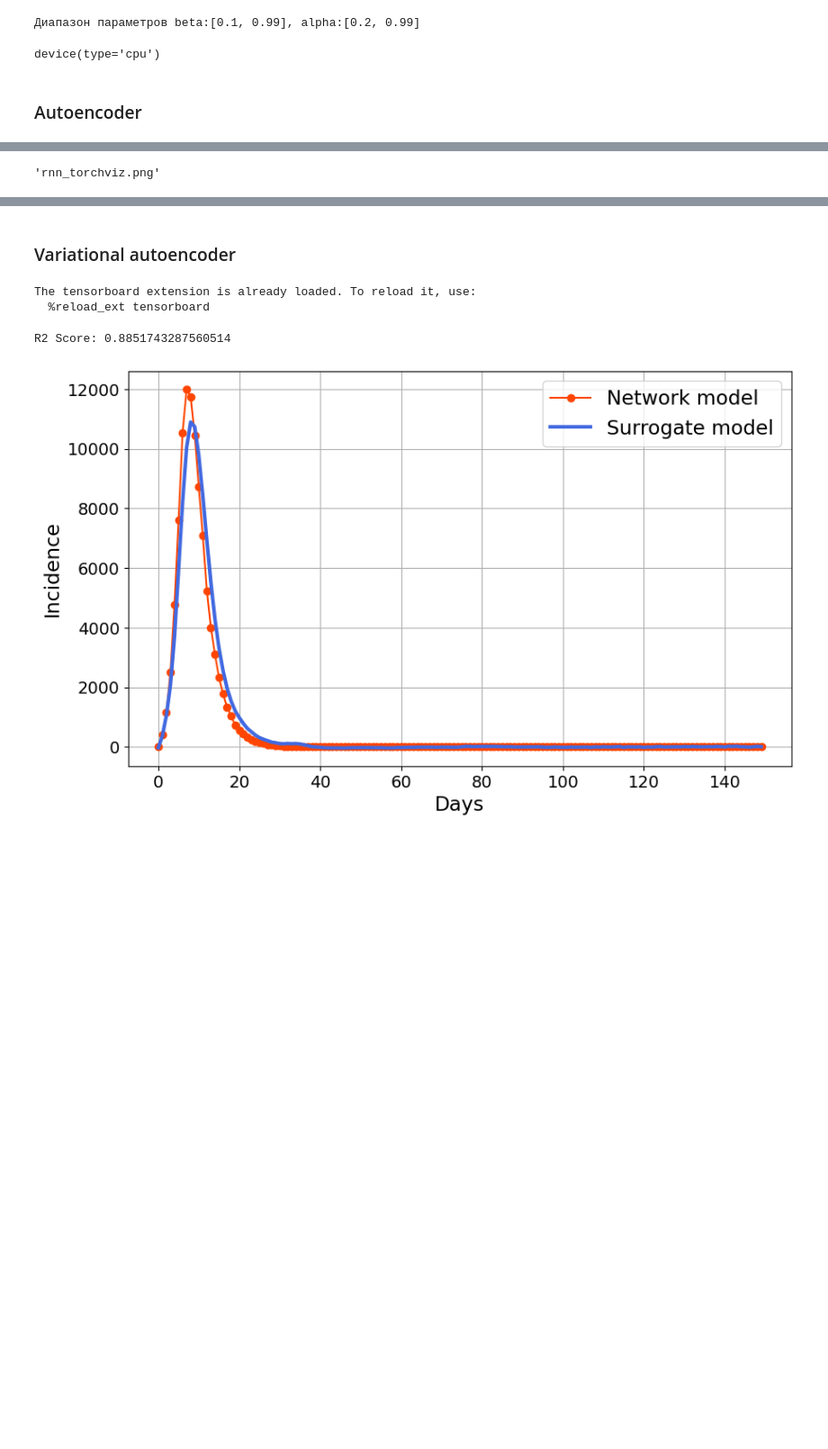
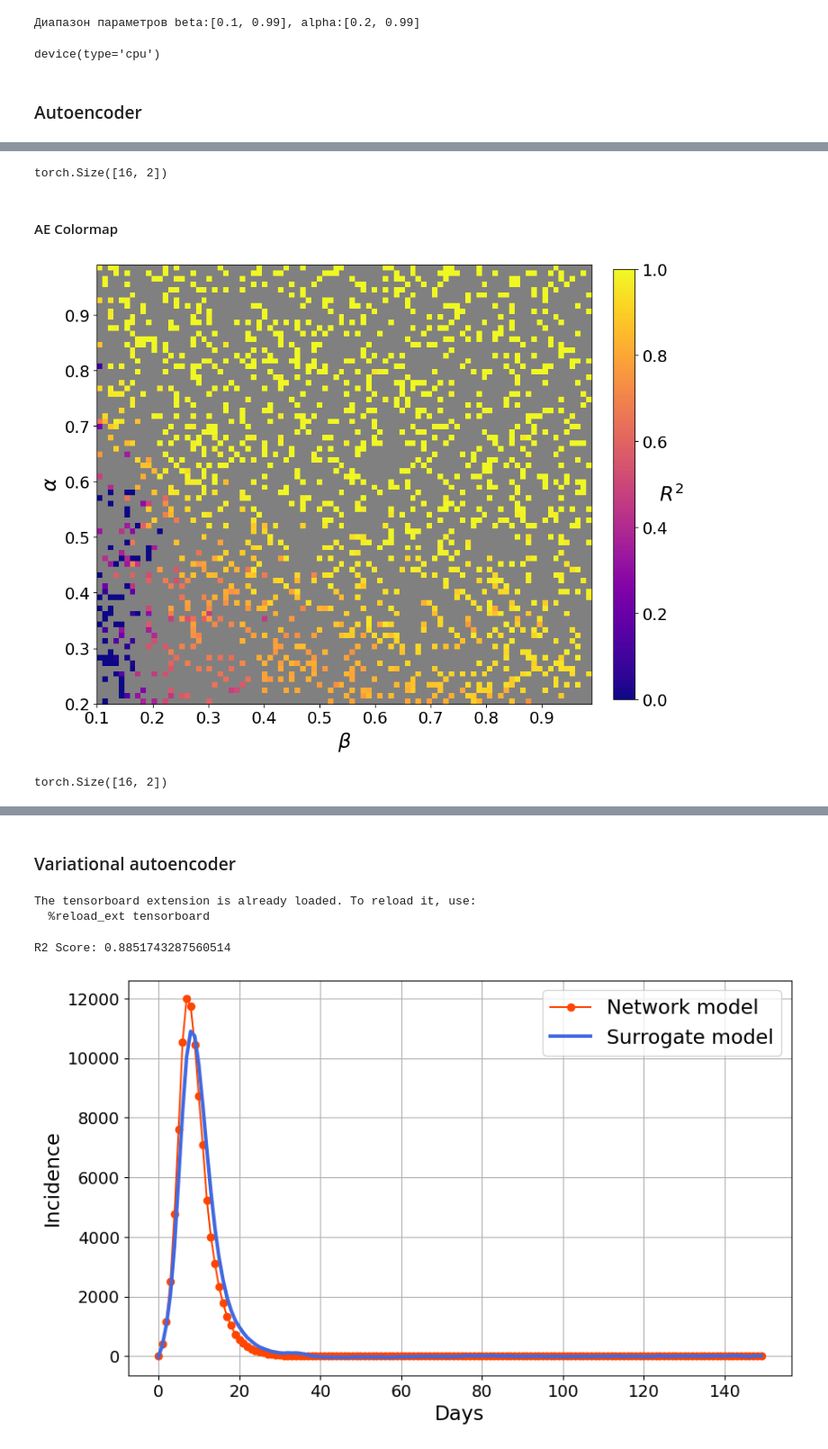
Before and after one commit to Mpkosh/hybrid_surrogate, a Jupyter notebook: notebooks/autoencoder_network_model.ipynb, the cells around one changed output, grey strips where cells are left out. Shown at 90% size. Saved outputs shown, nothing was run; the diff lists cells and outputs as text; code cells hidden in the pictures; blank space fills up the shorter version.

```diff
--- a/notebooks/autoencoder_network_model.ipynb
+++ b/notebooks/autoencoder_network_model.ipynb
@@ -223,0 +278,7 @@ R2 Score: 0.9381194829639762
+# %%
+# Saving
+# torch.save(ae, '../models/autoencoder.pt')
+
+# Loading
+ae = torch.load('../models/autoencoder.pt', weights_only=False)
+ae.eval()
@@ -224,9 +302,70 @@ R2 Score: 0.9381194829639762
+# %%
+batch = next(iter(train_loader))
+print(batch[0].size())
+yhat = model(batch[0])
+# %% [output]
+torch.Size([16, 2])
+# %% [markdown]
+#### AE Colormap
+# %%
+R2_test = []
+for index, params in enumerate(X_test):
+    prediction = predict(ae, params)
+    R2_test.append(r2_score(prediction, y_test[index]))
+# %%
+param_1_vals = np.sort(np.unique(np.concatenate((X_train[:,0], X_test[:,0]))))
+param_2_vals = np.sort(np.unique(np.concatenate((X_train[:,1], X_test[:,1]))))
+
+# Create empty grid
+heatmap = np.full((len(param_2_vals), len(param_1_vals)), np.nan)
+for (p1, p2), r2 in zip(X_test, R2_test):
+    i = np.where(param_2_vals == p2)[0][0]
+    j = np.where(param_1_vals == p1)[0][0]
+    heatmap[i, j] = r2
+
+# Mask X_train locations
+train_mask = np.zeros_like(heatmap, dtype=bool)
+for (p1, p2) in X_train:
+    i = np.where(param_2_vals == p2)[0]
+    j = np.where(param_1_vals == p1)[0]
+    if len(i) and len(j):
+        train_mask[i[0], j[0]] = True
+
+masked_heatmap = np.ma.masked_array(heatmap, mask=train_mask)
+
+def nonlinear_norm(x):
+    # Быстрый рост от 0 до 0.8 (линейный)
+    # Плавный переход от 0.8 до 0.95 (квадратный корень)
+    # Очень медленный рост от 0.95 до 1 (логарифмический)
+    return x
+
+# Get plasma colormap and create nonlinear version
+plasma = plt.cm.plasma
+colors = plasma(np.linspace(0, 1, 256))
+new_colors = colors[(nonlinear_norm(np.linspace(0, 1, 256)) * 255).astype(int)]
+nonlinear_cmap = LinearSegmentedColormap.from_list('nonlinear_plasma', new_colors)
+
+# Plot
+fig, ax = plt.subplots(figsize=(10, 10))
+nonlinear_cmap.set_bad('gray')  # train in gray
+img = ax.imshow(masked_heatmap, origin='lower', cmap=nonlinear_cmap, vmin=0, vmax=1,
+                 extent=[param_1_vals[0], param_1_vals[-1], param_2_vals[0], param_2_vals[-1]],
+                 aspect='equal')
+cbar = fig.colorbar(img, ax=ax, label='$R^2$', fraction=0.04, pad=0.04)
+cbar.ax.yaxis.label.set_size(1.5*fontsize)  # colorbar label fontsize
+cbar.ax.yaxis.label.set_rotation(0)
+cbar.ax.tick_params(labelsize=1.2*fontsize)    # colorbar tick labels fontsize
+ax.set_xlabel(r'$\beta$', fontsize=1.5*fontsize)
+ax.set_ylabel(r'$\alpha$', fontsize=1.5*fontsize)
+ax.tick_params(axis='both', which='major', labelsize=1.2*fontsize)
+# ax.set_title(r'$R^2$ Colormap (Gray for X_train, Color for X_test)')
+fig.savefig('../figures/ae_colormap_point_estimation.png', dpi=600, bbox_inches='tight')
+fig.savefig('../figures/ae_colormap_point_estimation.pdf', bbox_inches='tight')
+# %% [output]
+[figure, added]
 # %%
 batch = next(iter(train_loader))
+print(batch[0].size())
 yhat = ae(batch[0])
+# %% [output]
+torch.Size([16, 2])
-# %%
-from torchviz import make_dot
-
-make_dot(yhat, params=dict(list(ae.named_parameters()))).render("rnn_torchviz", format="png")
-# %% [output]
-'rnn_torchviz.png'
```
Also changed, not shown: parts of 18 cells of this notebook, 5 other files.
